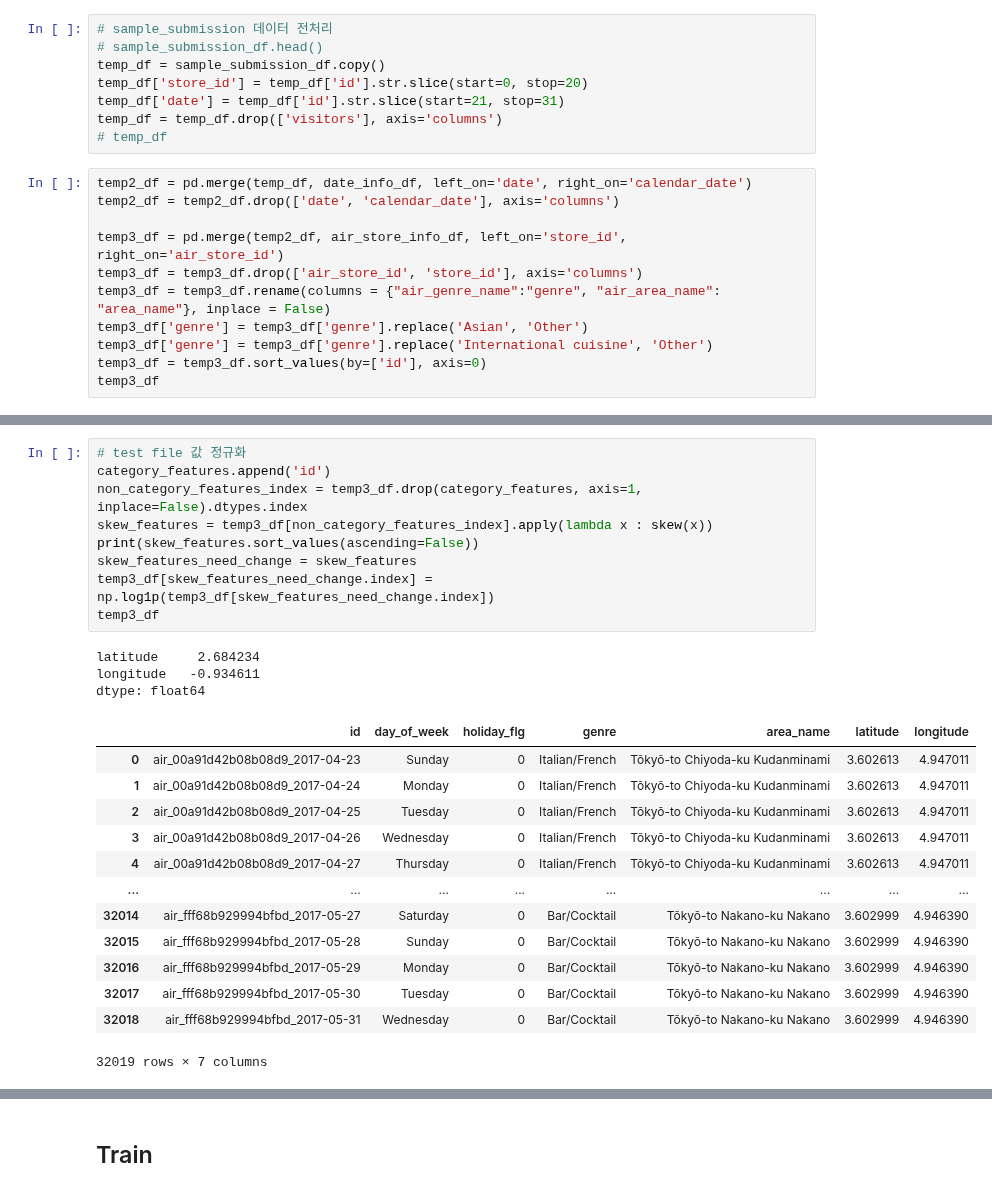
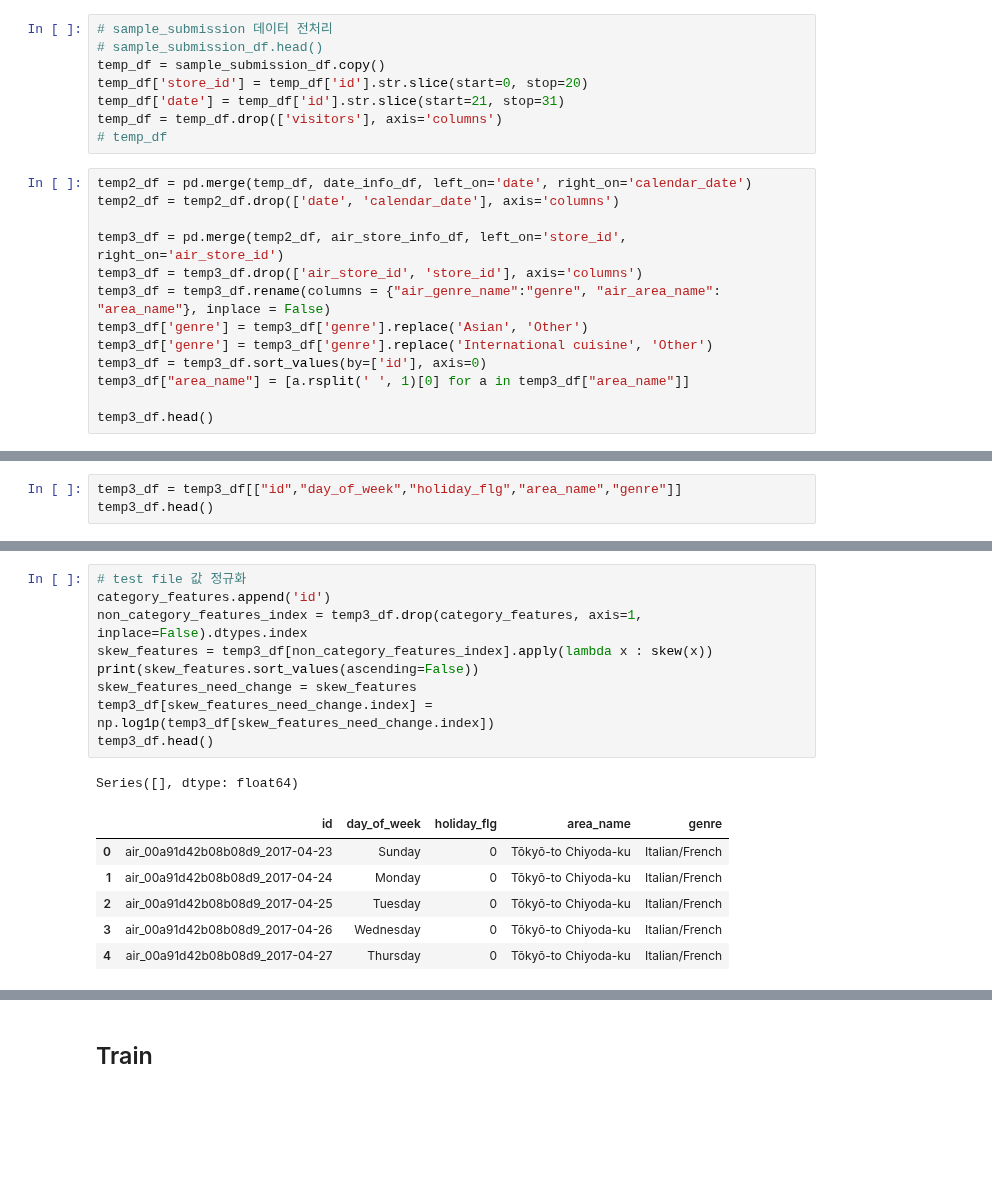
Before and after one commit to dlgur1994/Hackerthon1_Aiffel, a Jupyter notebook: Jinwoo/kaggle3.ipynb, the cells around one changed output, grey strips where cells are left out. Drawn from its saved outputs; the diff is of its cells as text; blank space fills up the shorter version.

```diff
--- a/Jinwoo/kaggle3.ipynb
+++ b/Jinwoo/kaggle3.ipynb
@@ -487,6 +475,8 @@ temp3_df = temp3_df.rename(columns = {"air_genre_name":"genre", "air_area_name":
 temp3_df['genre'] = temp3_df['genre'].replace('Asian', 'Other')
 temp3_df['genre'] = temp3_df['genre'].replace('International cuisine', 'Other')
 temp3_df = temp3_df.sort_values(by=['id'], axis=0)
-temp3_df
+temp3_df["area_name"] = [a.rsplit(' ', 1)[0] for a in temp3_df["area_name"]]
+
+temp3_df.head()
 # %% [output]
 |  | id | day_of_week | holiday_flg | genre | area_name | latitude | longitude |
@@ -504,0 +488,3 @@ temp3_df
+# %%
+temp3_df = temp3_df[["id","day_of_week","holiday_flg","area_name","genre"]]
+temp3_df.head()
@@ -528,29 +521,20 @@ Name: visitors, Length: 28059, dtype: float64
 # %%
 # test file 값 정규화
 category_features.append('id')
 non_category_features_index = temp3_df.drop(category_features, axis=1, inplace=False).dtypes.index
 skew_features = temp3_df[non_category_features_index].apply(lambda x : skew(x))
 print(skew_features.sort_values(ascending=False))
 skew_features_need_change = skew_features
 temp3_df[skew_features_need_change.index] = np.log1p(temp3_df[skew_features_need_change.index])
-temp3_df
+temp3_df.head()
 # %% [output]
-latitude     2.684234
-longitude   -0.934611
-dtype: float64
+Series([], dtype: float64)
-|  | id | day_of_week | holiday_flg | genre | area_name | latitude | longitude |
-| 0 | air_00a91d42b08b08d9_2017-04-23 | Sunday | 0 | Italian/French | Tōkyō-to Chiyoda-ku Kudanminami | 3.602613 | 4.947011 |
-| 1 | air_00a91d42b08b08d9_2017-04-24 | Monday | 0 | Italian/French | Tōkyō-to Chiyoda-ku Kudanminami | 3.602613 | 4.947011 |
-| 2 | air_00a91d42b08b08d9_2017-04-25 | Tuesday | 0 | Italian/French | Tōkyō-to Chiyoda-ku Kudanminami | 3.602613 | 4.947011 |
-| 3 | air_00a91d42b08b08d9_2017-04-26 | Wednesday | 0 | Italian/French | Tōkyō-to Chiyoda-ku Kudanminami | 3.602613 | 4.947011 |
-| 4 | air_00a91d42b08b08d9_2017-04-27 | Thursday | 0 | Italian/French | Tōkyō-to Chiyoda-ku Kudanminami | 3.602613 | 4.947011 |
-| ... | ... | ... | ... | ... | ... | ... | ... |
-| 32014 | air_fff68b929994bfbd_2017-05-27 | Saturday | 0 | Bar/Cocktail | Tōkyō-to Nakano-ku Nakano | 3.602999 | 4.946390 |
-| 32015 | air_fff68b929994bfbd_2017-05-28 | Sunday | 0 | Bar/Cocktail | Tōkyō-to Nakano-ku Nakano | 3.602999 | 4.946390 |
-| 32016 | air_fff68b929994bfbd_2017-05-29 | Monday | 0 | Bar/Cocktail | Tōkyō-to Nakano-ku Nakano | 3.602999 | 4.946390 |
-| 32017 | air_fff68b929994bfbd_2017-05-30 | Tuesday | 0 | Bar/Cocktail | Tōkyō-to Nakano-ku Nakano | 3.602999 | 4.946390 |
-| 32018 | air_fff68b929994bfbd_2017-05-31 | Wednesday | 0 | Bar/Cocktail | Tōkyō-to Nakano-ku Nakano | 3.602999 | 4.946390 |
+|  | id | day_of_week | holiday_flg | area_name | genre |
+| 0 | air_00a91d42b08b08d9_2017-04-23 | Sunday | 0 | Tōkyō-to Chiyoda-ku | Italian/French |
+| 1 | air_00a91d42b08b08d9_2017-04-24 | Monday | 0 | Tōkyō-to Chiyoda-ku | Italian/French |
+| 2 | air_00a91d42b08b08d9_2017-04-25 | Tuesday | 0 | Tōkyō-to Chiyoda-ku | Italian/French |
+| 3 | air_00a91d42b08b08d9_2017-04-26 | Wednesday | 0 | Tōkyō-to Chiyoda-ku | Italian/French |
+| 4 | air_00a91d42b08b08d9_2017-04-27 | Thursday | 0 | Tōkyō-to Chiyoda-ku | Italian/French |
-32019 rows × 7 columns
 # %%
 # X_features와 submission file concat
 frames = [X_features, temp3_df]
```
Also changed, not shown: parts of 35 cells of this notebook.
